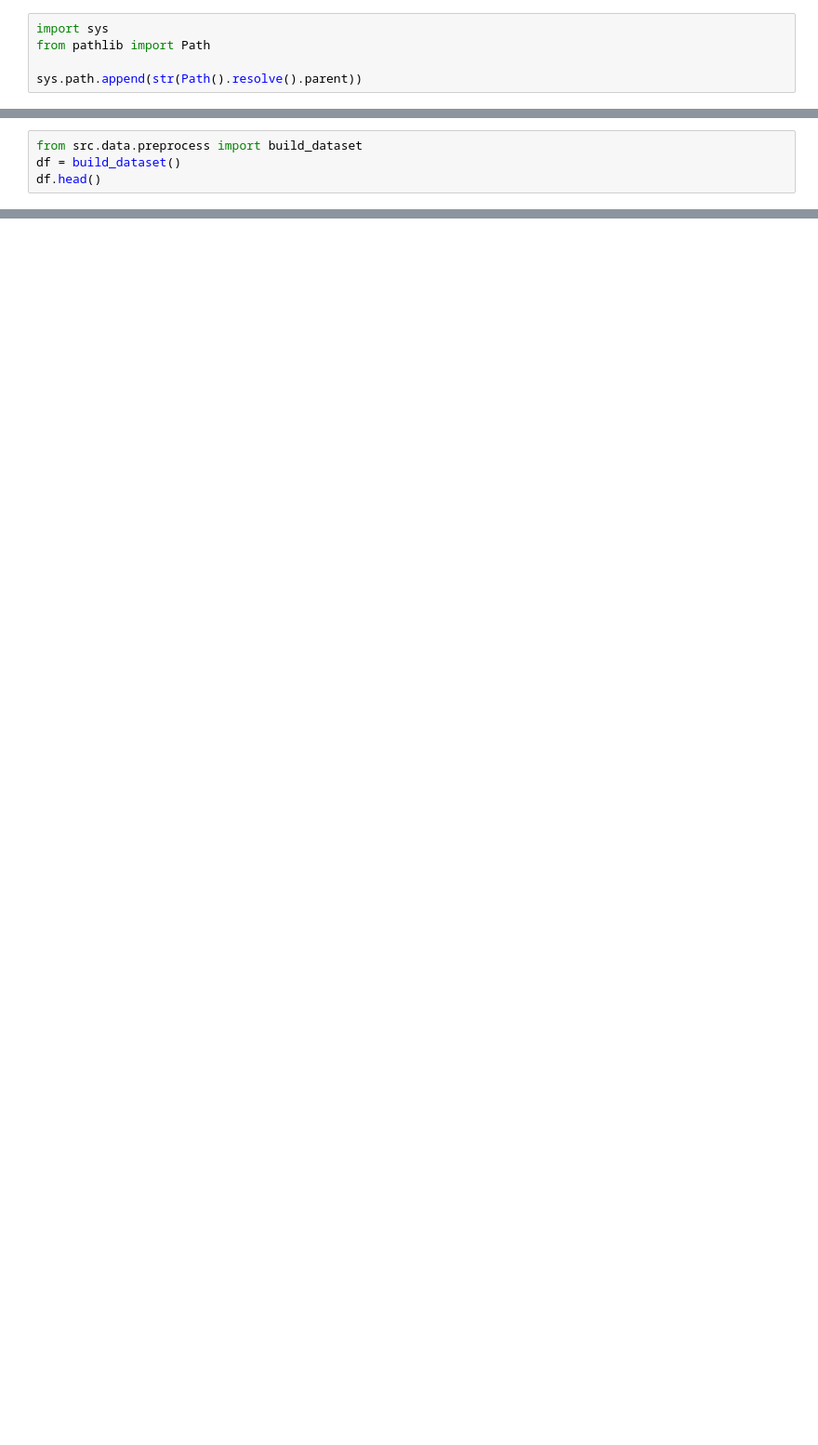
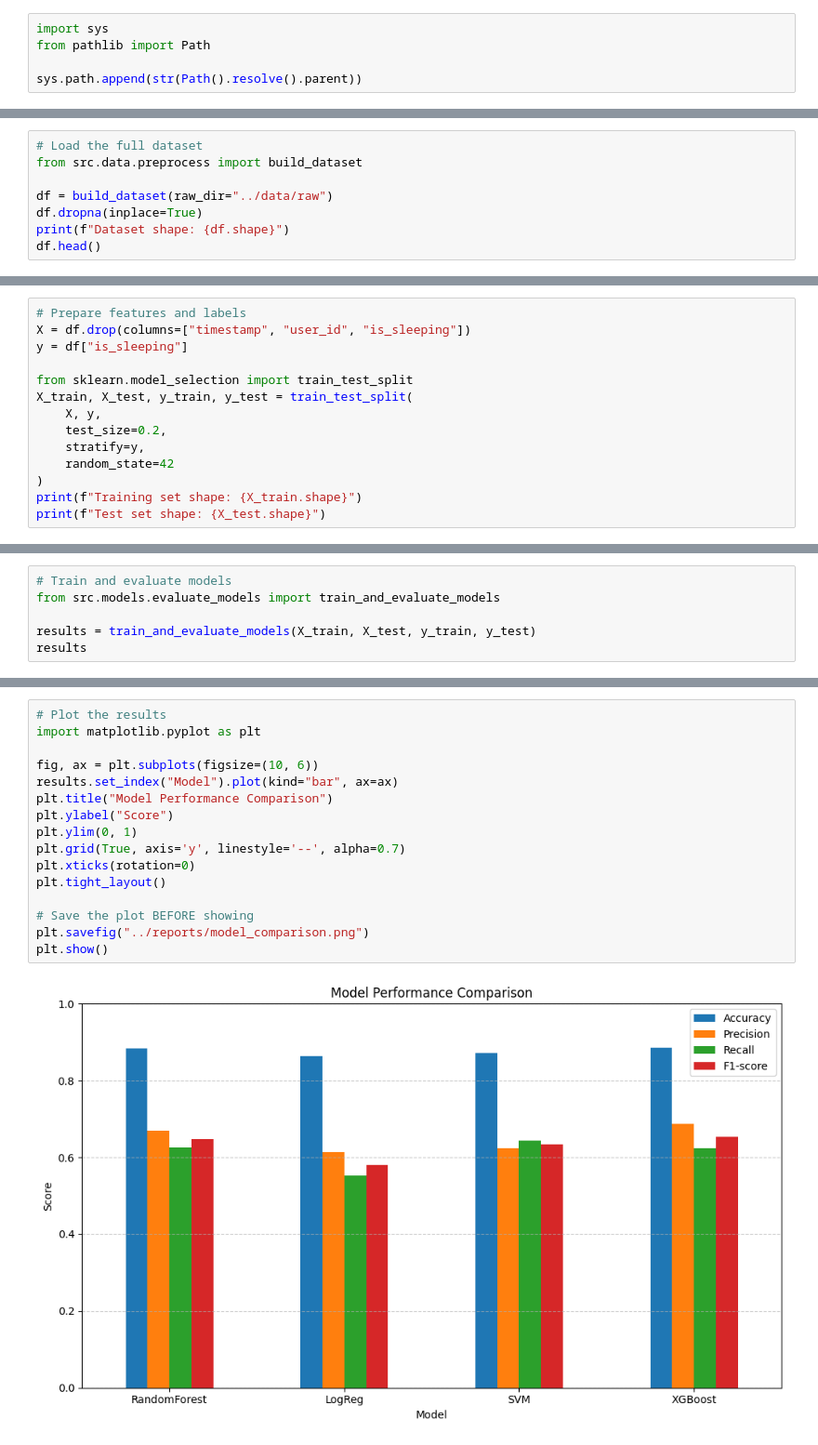
Before and after one commit to noecrn/mmash-sleep-detector, a Jupyter notebook: notebooks/train_models.ipynb, the cells around one changed output, grey strips where cells are left out. Shown at 93% size. Drawn from its saved outputs; the diff is of its cells as text; blank space fills up the shorter version.

Commit message:
[ADD] Complete model evaluation pipeline with metrics, plots, and notebook integration

```diff
--- a/notebooks/train_models.ipynb
+++ b/notebooks/train_models.ipynb
@@ -31,5 +6,9 @@ Index(['Axis1', 'Axis2', 'Axis3', 'Steps', 'HR', 'Inclinometer Off',
 # %%
+# Load the full dataset
 from src.data.preprocess import build_dataset
-df = build_dataset()
+
+df = build_dataset(raw_dir="../data/raw")
+df.dropna(inplace=True)
+print(f"Dataset shape: {df.shape}")
 df.head()
 # %% [output]
@@ -36,0 +38,14 @@ ValueError: No objects to concatenate
+# %%
+# Prepare features and labels
+X = df.drop(columns=["timestamp", "user_id", "is_sleeping"])
+y = df["is_sleeping"]
+
+from sklearn.model_selection import train_test_split
+X_train, X_test, y_train, y_test = train_test_split(
+    X, y,
+    test_size=0.2,
+    stratify=y,
+    random_state=42
+)
+print(f"Training set shape: {X_train.shape}")
+print(f"Test set shape: {X_test.shape}")
@@ -36,0 +55,6 @@ ValueError: No objects to concatenate
+# %%
+# Train and evaluate models
+from src.models.evaluate_models import train_and_evaluate_models
+
+results = train_and_evaluate_models(X_train, X_test, y_train, y_test)
+results
@@ -36,0 +70,18 @@ ValueError: No objects to concatenate
+# %%
+# Plot the results
+import matplotlib.pyplot as plt
+
+fig, ax = plt.subplots(figsize=(10, 6))
+results.set_index("Model").plot(kind="bar", ax=ax)
+plt.title("Model Performance Comparison")
+plt.ylabel("Score")
+plt.ylim(0, 1)
+plt.grid(True, axis='y', linestyle='--', alpha=0.7)
+plt.xticks(rotation=0)
+plt.tight_layout()
+
+# Save the plot BEFORE showing
+plt.savefig("../reports/model_comparison.png")
+plt.show()
+# %% [output]
+[figure, added]
```
Also changed, not shown: parts of 6 cells of this notebook, 6 other files.
